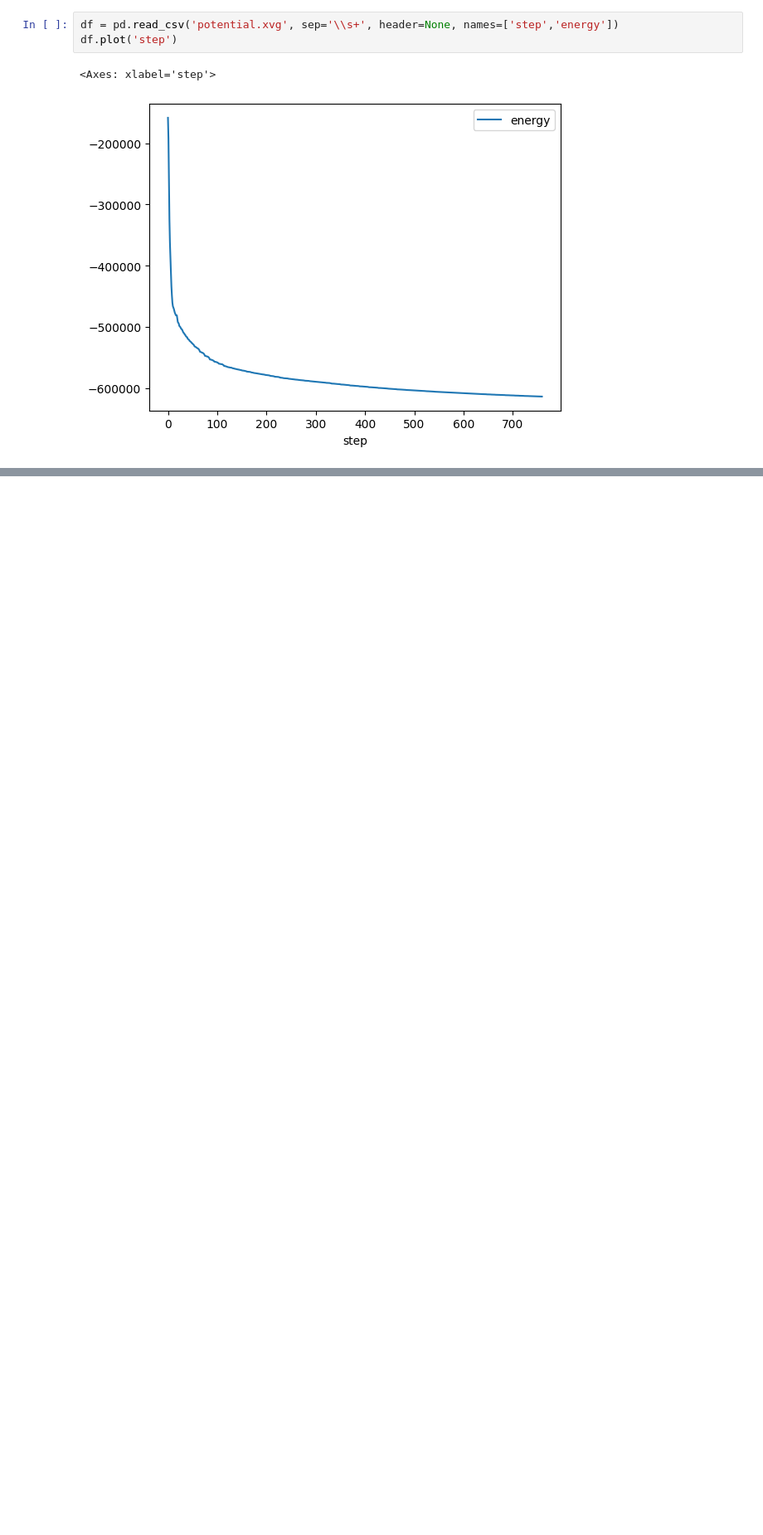
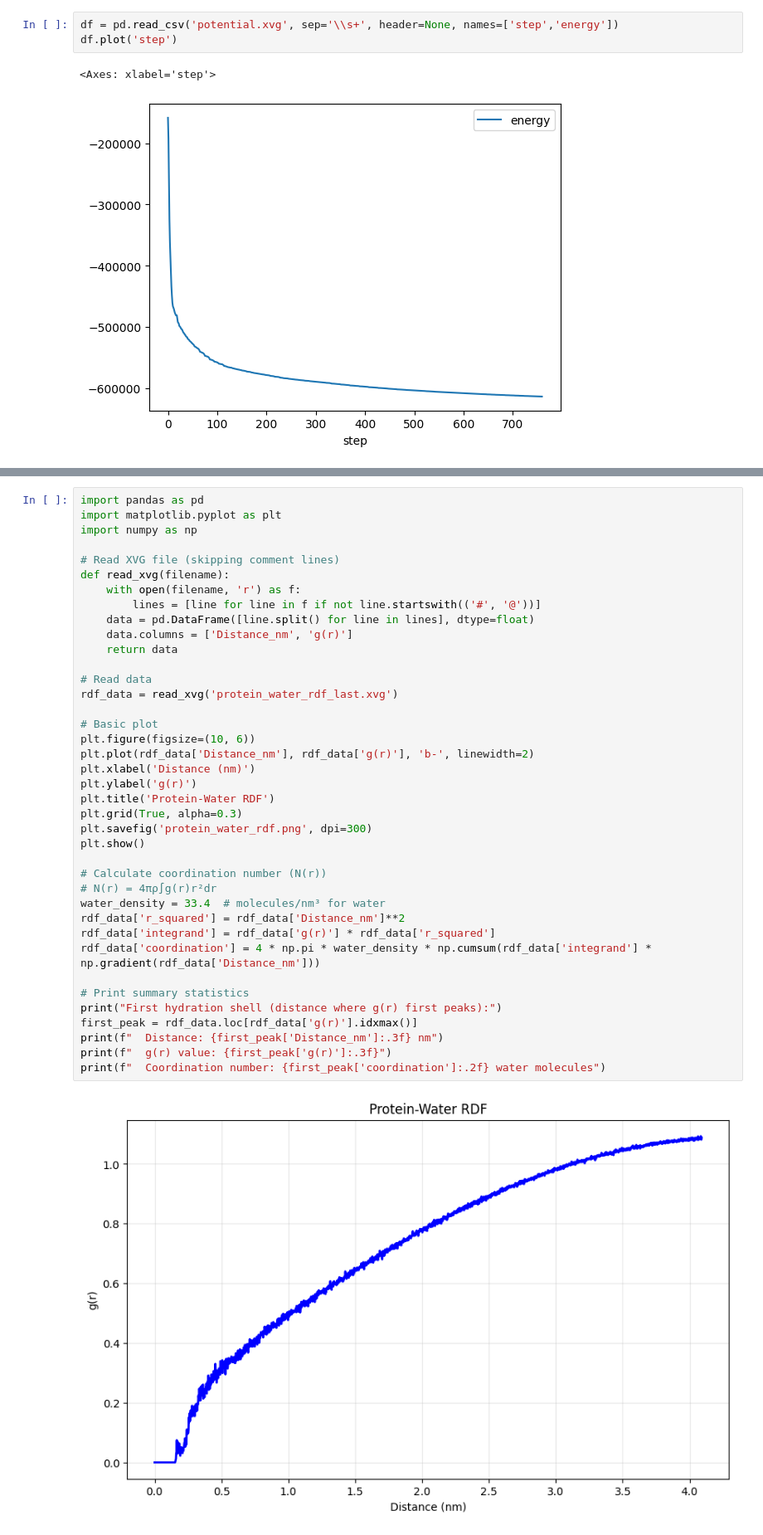
Before and after one commit to seafoodfry/ml-workspace, a Jupyter notebook: gpu-sandbox/gromacs/000-md-intro.ipynb, the cells around one changed output, grey strips where cells are left out. Shown at 83% size. Cells and saved outputs as stored; diff of their text form; blank space fills up the shorter version.

Commit message:
Gromacs: started equilibration and added water to visualization
Signed-off-by: seafoodfry <99568361+seafoodfry@users.noreply.github.com>

```diff
--- a/gpu-sandbox/gromacs/000-md-intro.ipynb
+++ b/gpu-sandbox/gromacs/000-md-intro.ipynb
@@ -506,0 +686,41 @@ Number of water molecules in topology: 0
+# %%
+import pandas as pd
+import matplotlib.pyplot as plt
+import numpy as np
+
+# Read XVG file (skipping comment lines)
+def read_xvg(filename):
+    with open(filename, 'r') as f:
+        lines = [line for line in f if not line.startswith(('#', '@'))]
+    data = pd.DataFrame([line.split() for line in lines], dtype=float)
+    data.columns = ['Distance_nm', 'g(r)']
+    return data
+
+# Read data
+rdf_data = read_xvg('protein_water_rdf_last.xvg')
+
+# Basic plot
+plt.figure(figsize=(10, 6))
+plt.plot(rdf_data['Distance_nm'], rdf_data['g(r)'], 'b-', linewidth=2)
+plt.xlabel('Distance (nm)')
+plt.ylabel('g(r)')
+plt.title('Protein-Water RDF')
+plt.grid(True, alpha=0.3)
+plt.savefig('protein_water_rdf.png', dpi=300)
+plt.show()
+
+# Calculate coordination number (N(r))
+# N(r) = 4πρ∫g(r)r²dr
+water_density = 33.4  # molecules/nm³ for water
+rdf_data['r_squared'] = rdf_data['Distance_nm']**2
+rdf_data['integrand'] = rdf_data['g(r)'] * rdf_data['r_squared']
+rdf_data['coordination'] = 4 * np.pi * water_density * np.cumsum(rdf_data['integrand'] * np.gradient(rdf_data['Distance_nm']))
+
+# Print summary statistics
+print("First hydration shell (distance where g(r) first peaks):")
+first_peak = rdf_data.loc[rdf_data['g(r)'].idxmax()]
+print(f"  Distance: {first_peak['Distance_nm']:.3f} nm")
+print(f"  g(r) value: {first_peak['g(r)']:.3f}")
+print(f"  Coordination number: {first_peak['coordination']:.2f} water molecules")
+# %% [output]
+[figure, added]
```
Also changed, not shown: parts of 22 cells of this notebook, 6 other files.
